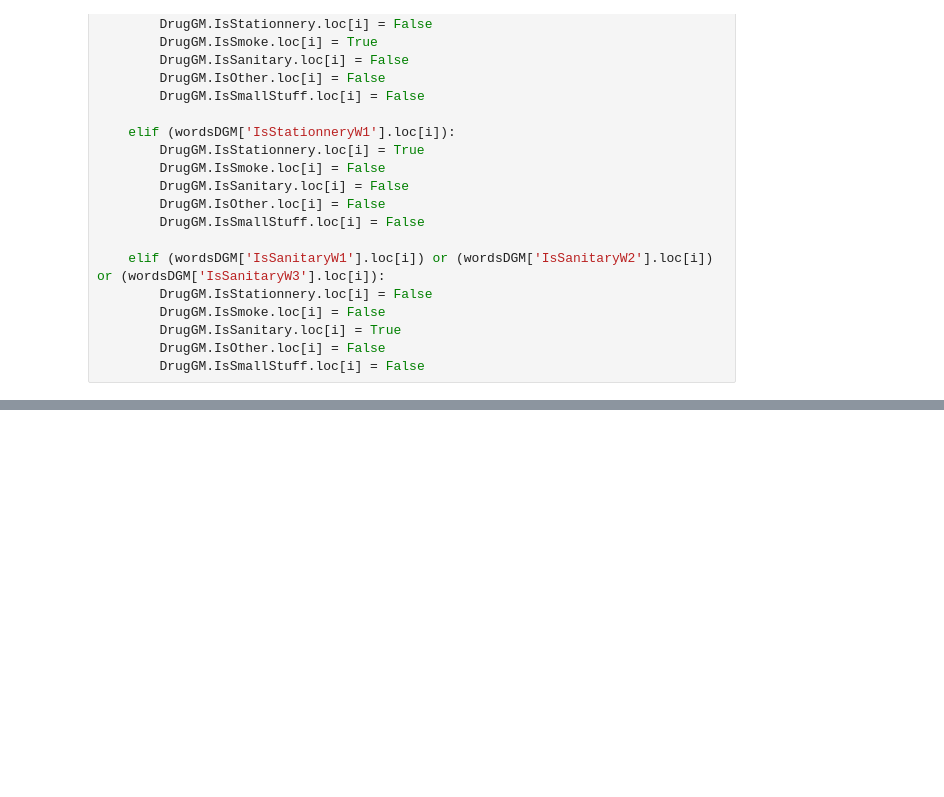
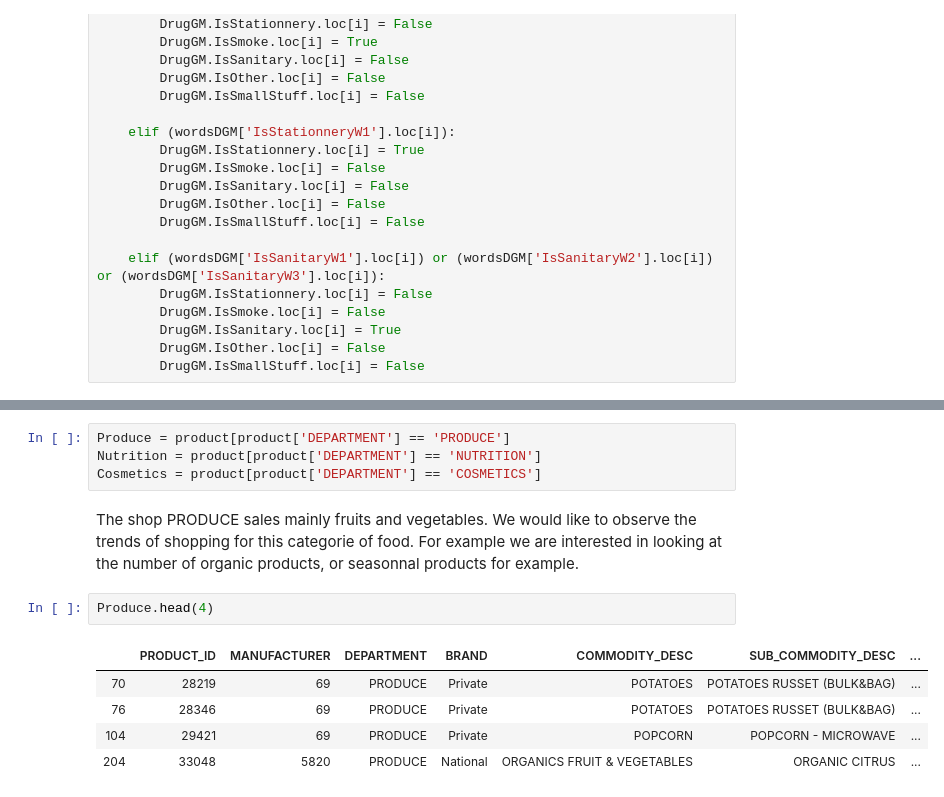
Before and after one commit to marvande/epfl-ada-2019-data-analysis, a Jupyter notebook: code/Products.ipynb, the cells around one changed output, grey strips where cells are left out. Cells and saved outputs as stored; diff of their text form; blank space fills up the shorter version.

```diff
--- a/code/Products.ipynb
+++ b/code/Products.ipynb
@@ -548,0 +513,14 @@ DrugGM.groupby(DrugGM.IsSmallStuff)
+# %%
+Produce = product[product['DEPARTMENT'] == 'PRODUCE']
+Nutrition = product[product['DEPARTMENT'] == 'NUTRITION']
+Cosmetics = product[product['DEPARTMENT'] == 'COSMETICS']
+# %% [markdown]
+The shop PRODUCE sales mainly fruits and vegetables. We would like to observe the trends of shopping for this categorie of food. For example we are interested in looking at the number of organic products, or seasonnal products for example.
+# %%
+Produce.head(4)
+# %% [output]
+|  | PRODUCT_ID | MANUFACTURER | DEPARTMENT | BRAND | COMMODITY_DESC | SUB_COMMODITY_DESC | ... |
+| 70 | 28219 | 69 | PRODUCE | Private | POTATOES | POTATOES RUSSET (BULK&BAG) | ... |
+| 76 | 28346 | 69 | PRODUCE | Private | POTATOES | POTATOES RUSSET (BULK&BAG) | ... |
+| 104 | 29421 | 69 | PRODUCE | Private | POPCORN | POPCORN - MICROWAVE | ... |
+| 204 | 33048 | 5820 | PRODUCE | National | ORGANICS FRUIT & VEGETABLES | ORGANIC CITRUS | ... |
```
Also changed, not shown: parts of 11 cells of this notebook.
